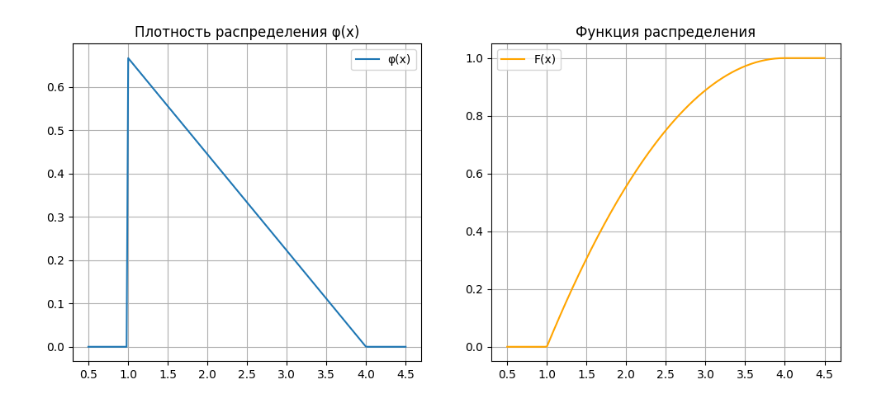
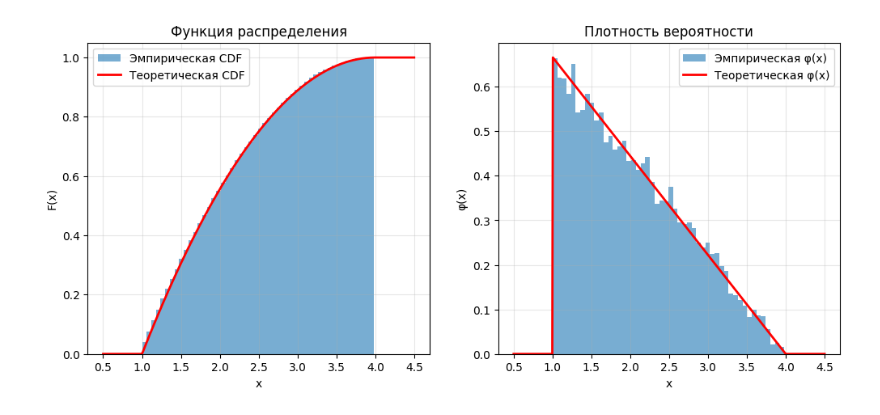
Before and after one commit to MaluckowD/Probability_Theory, a Jupyter notebook: Создание собственных распределений в Python/task.ipynb, the cells around one changed output. Saved outputs shown, nothing was run; the diff lists cells and outputs as text; code cells hidden in the pictures.

```diff
--- a/Создание собственных распределений в Python/task.ipynb
+++ b/Создание собственных распределений в Python/task.ipynb
@@ -92,57 +101,73 @@ import matplotlib.pyplot as plt
 from scipy.stats import rv_continuous
 from scipy import integrate
 
-
-class CustomDistribution(rv_continuous):
-    def __init__(self, a, b):
-        super().__init__(a=a, b=b, name='custom_dist')
+class LinearDecreasingDist(rv_continuous):
+    def __init__(self, a=1, b=4, **kwargs):
+        super().__init__(a=a, b=b, name='linear_decreasing', **kwargs)
         self.a = a
         self.b = b
+
     def _pdf(self, x):
-        """Плотность распределения φ(x)"""
         result = np.zeros_like(x)
-        result[(x >= self.a) & (x <= self.b)] = -2 * x / 9 + 8/9
+        mask = (x >= self.a) & (x <= self.b)
+        result[mask] = -2 * x[mask] / 9 + 8/9
         return result
+
     def _cdf(self, x):
-        """Функция распределения с учетом трех случаев"""
         result = np.zeros_like(x, dtype=float)
-        # x < a
         result[x < self.a] = 0
-        # a <= x <= b
         mask = (x >= self.a) & (x <= self.b)
         for i, xi in enumerate(x[mask]):
             result[np.where(mask)[0][i]] = integrate.quad(lambda t: -2*t/9 + 8/9, self.a, xi)[0]
-        # x > b
         result[x > self.b] = 1
         return result
 
 
-a, b = 1.0, 4.0
-custom_dist = CustomDistribution(a, b)
+linear_dist = LinearDecreasingDist()
 
+integral, error = integrate.quad(linear_dist.pdf, linear_dist.a, linear_dist.b)
+assert np.isclose(integral, 1), "Нормировка не выполнена"
+print("Условие нормировки выполнено")
 
-sample = custom_dist.rvs(size=10000)
+left, right = linear_dist.cdf(linear_dist.a - 1), linear_dist.cdf(linear_dist.b + 1)
+assert np.isclose(left, 0) and np.isclose(right, 1)
+print("Граничные условия выполнены")
 
+mean, var, skew, kurtosis = linear_dist.stats(moments="mvsk")
+print(f"M(X) = {mean:.4f}")
+print(f"D(X) = {var:.4f}")
+print(f"A(X) = {skew:.4f}")
+print(f"E(X) = {kurtosis:.4f}")
 
-# Проверка нормировки
-integral, error = integrate.quad(custom_dist.pdf, a, b)
-print(f"Интеграл плотности на [{a},{b}] = {integral:.6f}, ошибка: {error:.2e}")
+prob = linear_dist.cdf(3) - linear_dist.cdf(2)
+print(f"P(2 <= X <= 3) = {prob:.4f}")
 
+q25 = linear_dist.ppf(0.25)
+q75 = linear_dist.ppf(0.75)
+print(f"25%-квантиль: {q25:.4f}")
+print(f"75%-квантиль: {q75:.4f}")
 
-# Графики
-x_test = np.linspace(a-0.5, b+0.5, 200)
-plt.figure(figsize=(12,5))
-plt.subplot(1,2,1)
-plt.plot(x_test, custom_dist.pdf(x_test), label='φ(x)')
-plt.title('Плотность распределения φ(x)')
-plt.grid(True)
-plt.legend()
+samples = linear_dist.rvs(size=10000)
 
+fig, (ax1, ax2) = plt.subplots(1, 2, figsize=(12, 5))
 
-plt.subplot(1,2,2)
-plt.plot(x_test, custom_dist.cdf(x_test), label='F(x)', color='orange')
-plt.title('Функция распределения')
-plt.grid(True)
-plt.legend()
+x_plot = np.linspace(linear_dist.a - 0.5, linear_dist.b + 0.5, 500)
+
+ax1.hist(samples, bins=50, density=True, cumulative=True, alpha=0.6, label='Эмпирическая CDF')
+ax1.plot(x_plot, linear_dist.cdf(x_plot), 'r-', linewidth=2, label='Теоретическая CDF')
+ax1.set_title("Функция распределения")
+ax1.set_xlabel("x")
+ax1.set_ylabel("F(x)")
+ax1.grid(True, alpha=0.3)
+ax1.legend()
+
+ax2.hist(samples, bins=50, density=True, alpha=0.6, label='Эмпирическая φ(x)')
+ax2.plot(x_plot, linear_dist.pdf(x_plot), 'r-', linewidth=2, label='Теоретическая φ(x)')
+ax2.set_title("Плотность вероятности")
+ax2.set_xlabel("x")
+ax2.set_ylabel("φ(x)")
+ax2.grid(True, alpha=0.3)
+ax2.legend()
+
 plt.show()
 # %% [output]
@@ -150 +183 @@ plt.show()
-[figure, old version]
+[figure, new version]
```
Also changed, not shown: parts of 2 cells of this notebook.
